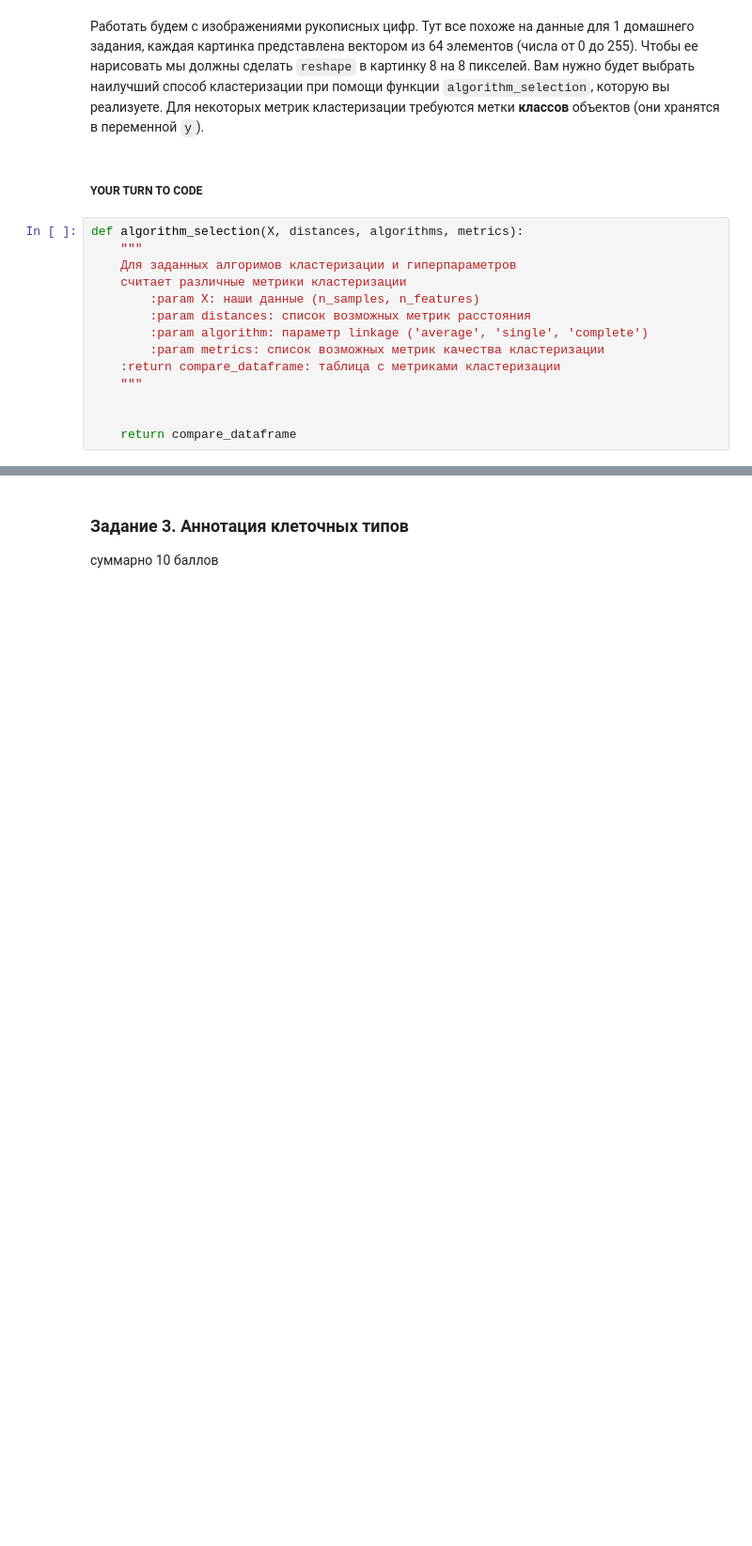
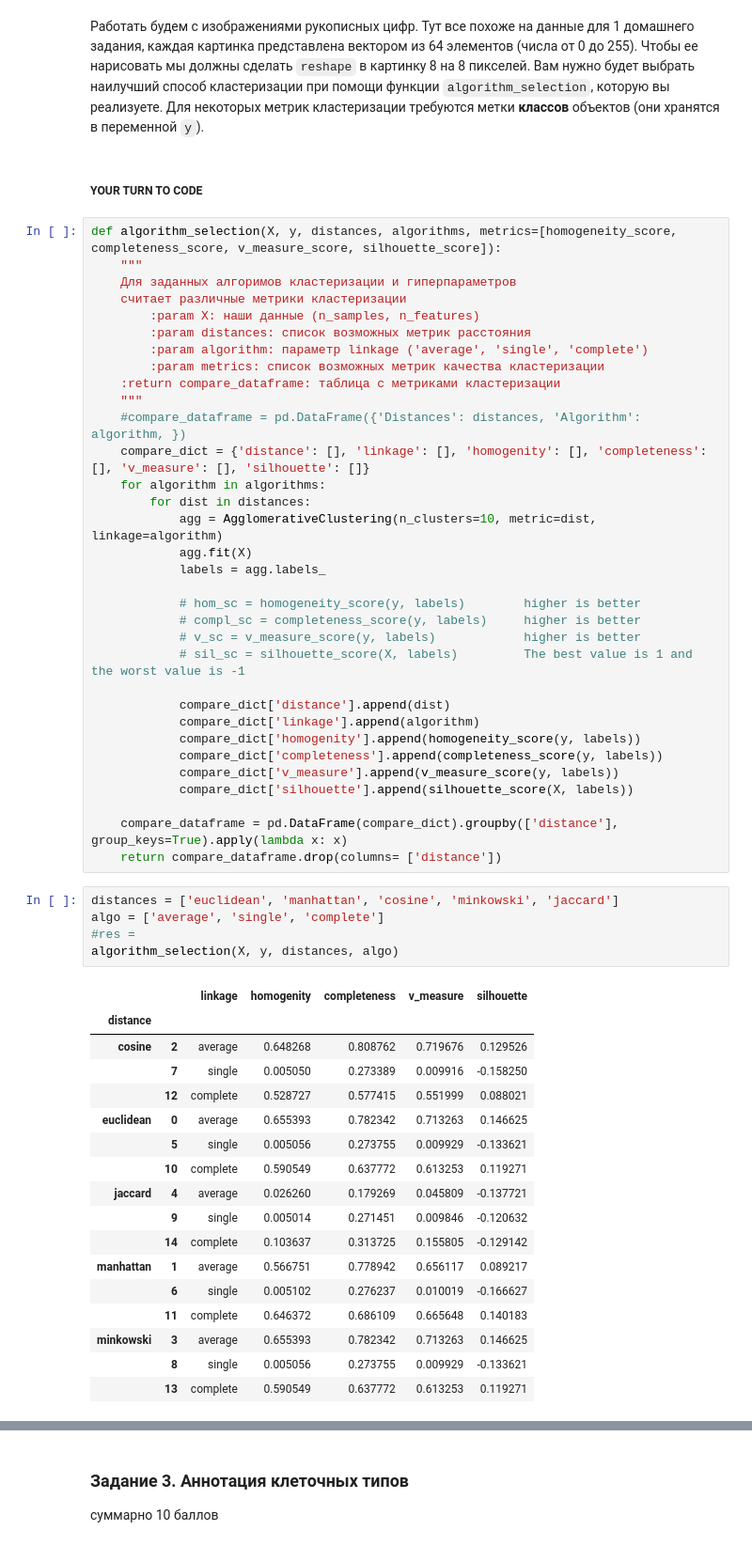
Before and after one commit to ailiskab-hub/ML_BI, a Jupyter notebook: HW3/Cluster_tSNE.ipynb, the cells around one changed output, grey strips where cells are left out. Shown: that part at 94% size. Drawn from its saved outputs; the diff is of its cells as text; blank space fills up the shorter version.

```diff
--- a/HW3/Cluster_tSNE.ipynb
+++ b/HW3/Cluster_tSNE.ipynb
@@ -213,7 +215,7 @@ plt.axis("off");
 # %% [markdown]
 ##### YOUR TURN TO CODE
 # %%
-def algorithm_selection(X, distances, algorithms, metrics):
+def algorithm_selection(X, y, distances, algorithms, metrics=[homogeneity_score, completeness_score, v_measure_score, silhouette_score]):
     """
     Для заданных алгоримов кластеризации и гиперпараметров
     считает различные метрики кластеризации
@@ -223,6 +225,48 @@ def algorithm_selection(X, distances, algorithms, metrics):
         :param metrics: список возможных метрик качества кластеризации
     :return compare_dataframe: таблица с метриками кластеризации
     """
+    #compare_dataframe = pd.DataFrame({'Distances': distances, 'Algorithm': algorithm, })
+    compare_dict = {'distance': [], 'linkage': [], 'homogenity': [], 'completeness': [], 'v_measure': [], 'silhouette': []}
+    for algorithm in algorithms:
+        for dist in distances:
+            agg = AgglomerativeClustering(n_clusters=10, metric=dist, linkage=algorithm)
+            agg.fit(X)
+            labels = agg.labels_
 
+            # hom_sc = homogeneity_score(y, labels)        higher is better
+            # compl_sc = completeness_score(y, labels)     higher is better
+            # v_sc = v_measure_score(y, labels)            higher is better
+            # sil_sc = silhouette_score(X, labels)         The best value is 1 and the worst value is -1
 
-    return compare_dataframe
+            compare_dict['distance'].append(dist)
+            compare_dict['linkage'].append(algorithm)
+            compare_dict['homogenity'].append(homogeneity_score(y, labels))
+            compare_dict['completeness'].append(completeness_score(y, labels))
+            compare_dict['v_measure'].append(v_measure_score(y, labels))
+            compare_dict['silhouette'].append(silhouette_score(X, labels))
+
+    compare_dataframe = pd.DataFrame(compare_dict).groupby(['distance'], group_keys=True).apply(lambda x: x)
+    return compare_dataframe.drop(columns= ['distance'])
+# %%
+distances = ['euclidean', 'manhattan', 'cosine', 'minkowski', 'jaccard']
+algo = ['average', 'single', 'complete']
+#res =
+algorithm_selection(X, y, distances, algo)
+# %% [output]
+|  |  | linkage | homogenity | completeness | v_measure | silhouette |
+| distance |  |  |  |  |  |  |
+| cosine | 2 | average | 0.648268 | 0.808762 | 0.719676 | 0.129526 |
+|  | 7 | single | 0.005050 | 0.273389 | 0.009916 | -0.158250 |
+|  | 12 | complete | 0.528727 | 0.577415 | 0.551999 | 0.088021 |
+| euclidean | 0 | average | 0.655393 | 0.782342 | 0.713263 | 0.146625 |
+|  | 5 | single | 0.005056 | 0.273755 | 0.009929 | -0.133621 |
+|  | 10 | complete | 0.590549 | 0.637772 | 0.613253 | 0.119271 |
+| jaccard | 4 | average | 0.026260 | 0.179269 | 0.045809 | -0.137721 |
+|  | 9 | single | 0.005014 | 0.271451 | 0.009846 | -0.120632 |
+|  | 14 | complete | 0.103637 | 0.313725 | 0.155805 | -0.129142 |
+| manhattan | 1 | average | 0.566751 | 0.778942 | 0.656117 | 0.089217 |
+|  | 6 | single | 0.005102 | 0.276237 | 0.010019 | -0.166627 |
+|  | 11 | complete | 0.646372 | 0.686109 | 0.665648 | 0.140183 |
+| minkowski | 3 | average | 0.655393 | 0.782342 | 0.713263 | 0.146625 |
+|  | 8 | single | 0.005056 | 0.273755 | 0.009929 | -0.133621 |
+|  | 13 | complete | 0.590549 | 0.637772 | 0.613253 | 0.119271 |
```
Also changed, not shown: parts of 3 cells of this notebook.
